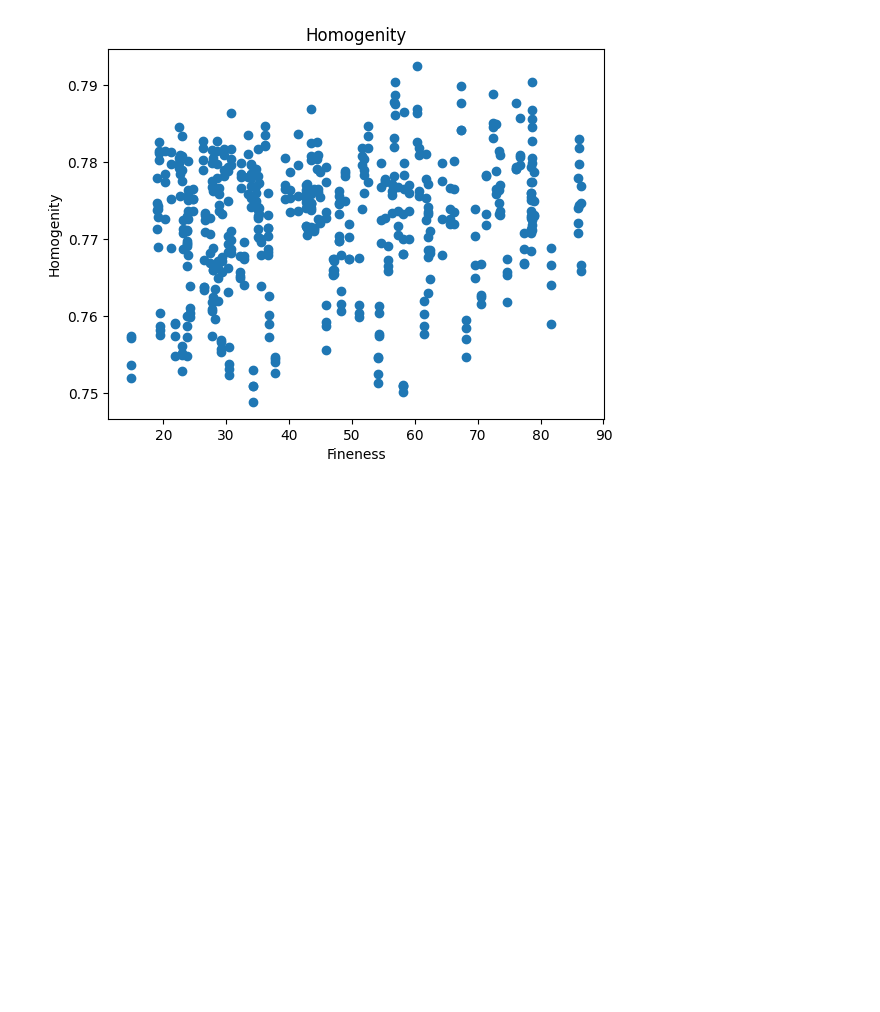
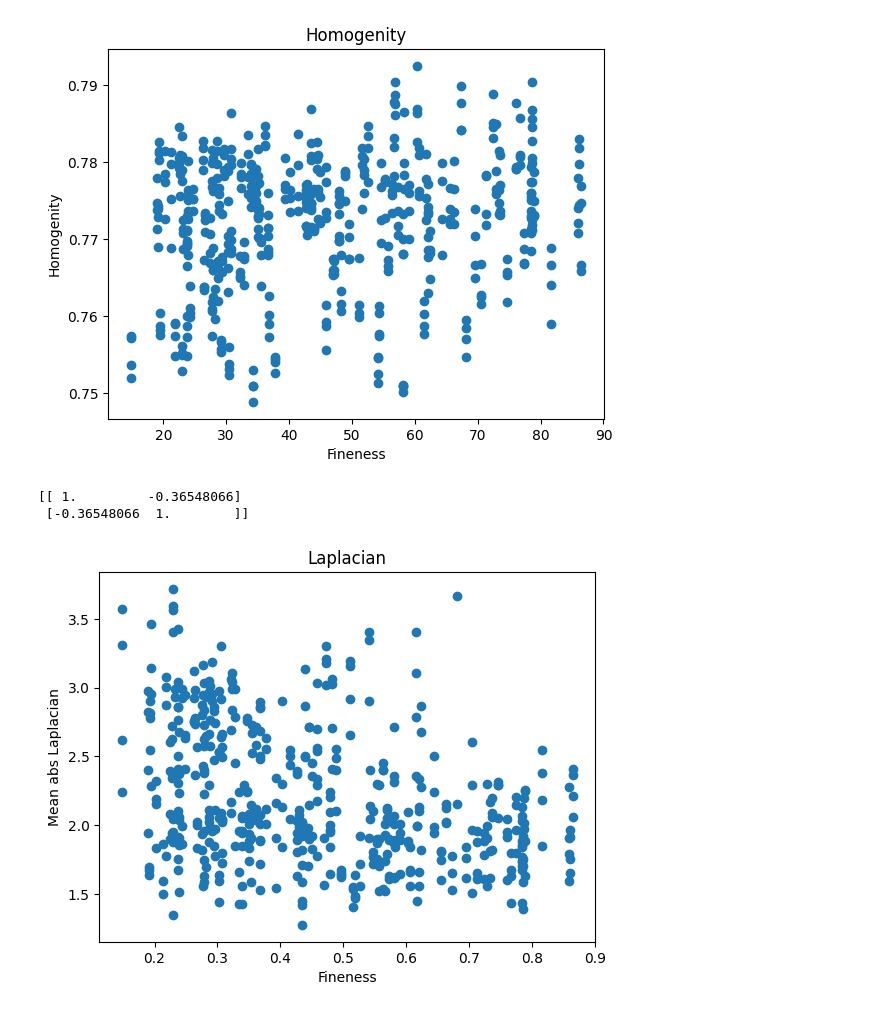
Before and after one commit to vladysl4v/coffee-grind-analysis, a Jupyter notebook: experiments/feature_extraction.ipynb, the cells around one changed output. Drawn from its saved outputs; the diff is of its cells as text; code cells hidden in the pictures; blank space fills up the shorter version.

```diff
--- a/experiments/feature_extraction.ipynb
+++ b/experiments/feature_extraction.ipynb
@@ -162,3 +182,24 @@ print(np.corrcoef(out[:,0], out[:, 1])) # weak correlation
 [[1.         0.17751313]
  [0.17751313 1.        ]]
 [figure]
+# %%
+from scipy.ndimage import laplace
+
+outs = []
+
+for img, fineness in tqdm.tqdm(dataset):
+    gray = img.mean(axis=-1)
+    lap = laplace(gray)
+    hv = np.abs(lap).mean()
+    outs.append((hv, fineness))
+
+out = np.asarray(outs)
+plt.scatter(out[:, 1], out[:, 0])
+plt.title("Laplacian")
+plt.xlabel("Fineness")
+plt.ylabel("Mean abs Laplacian")
+print(np.corrcoef(out[:, 0], out[:, 1]))
+# %% [output]
+[[ 1.         -0.36548066]
+ [-0.36548066  1.        ]]
+[figure, added]
```
Also changed, not shown: parts of 6 cells of this notebook, 9 other files.
